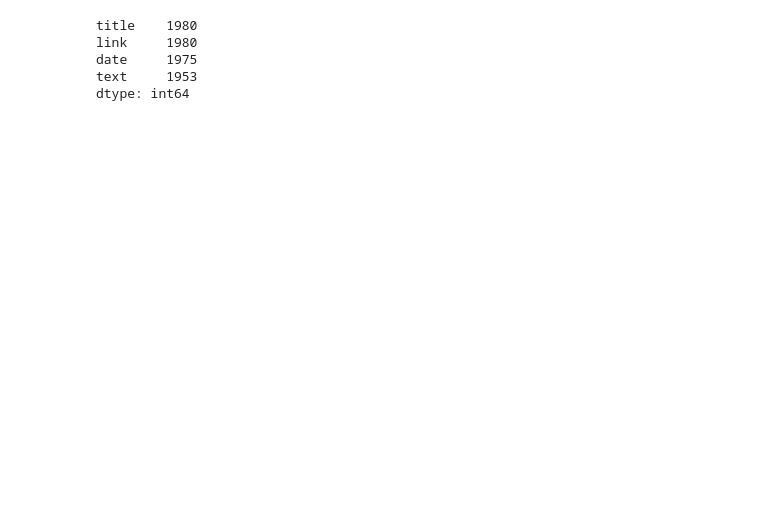
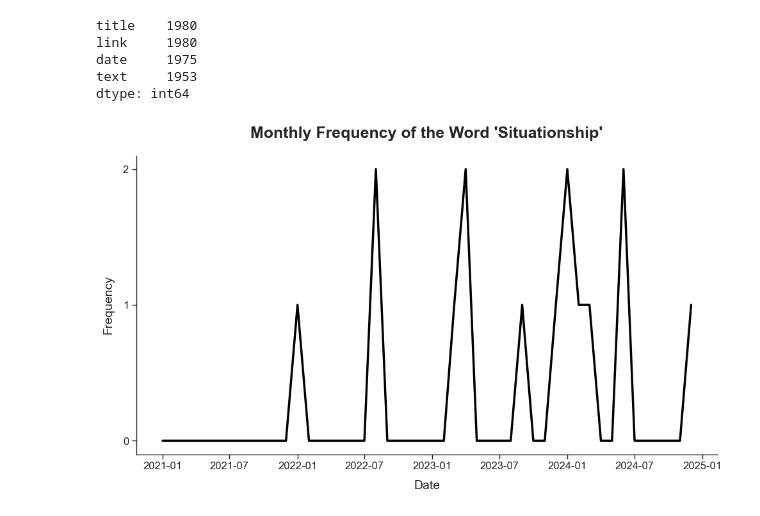
Before and after one commit to sunny-roshan/relationships-nlp-analysis, a Jupyter notebook: code/analyse words.ipynb, the cells around one changed output. Drawn from its saved outputs; the diff is of its cells as text; code cells hidden in the pictures; blank space fills up the shorter version.

```diff
--- a/code/analyse words.ipynb
+++ b/code/analyse words.ipynb
@@ -72,6 +73,32 @@ guardian_relationships["word_count"] = guardian_relationships["processed_text"].
 # Step 3: Group by a broader time unit (e.g., monthly)
 word_frequency = guardian_relationships.groupby(guardian_relationships["date"].dt.to_period("M"))["word_count"].sum().reset_index()
 word_frequency["date"] = word_frequency["date"].dt.to_timestamp()
+# %%
+# Set Seaborn theme for a clean, professional look
+sns.set_theme(style="ticks", context="paper")
+
+# Create the figure and axes
+plt.figure(figsize=(10, 6))
+
+# Plot the time series
+sns.lineplot(data=word_frequency, x="date", y="word_count", marker=None, label="Word Frequency", color="black", linewidth=2.5, legend=False)
+sns.despine()
+
+# Customizations
+plt.title("Monthly Frequency of the Word 'Situationship'", fontsize=18, weight="bold", pad=20)
+plt.xlabel("Date", fontsize=14, labelpad=10)
+plt.ylabel("Frequency", fontsize=14, labelpad=10)
+plt.xticks(rotation=0, fontsize=12)
+plt.yticks(ticks=[0,1,2], fontsize=12)
+plt.tight_layout()
+
+# Save the plot as a high-quality image (optional)
+plt.savefig(output_dir/"word_frequency_situationships.png", dpi=300, bbox_inches="tight")
+
+# Show the plot
+plt.show()
+# %% [output]
+[figure, added]
 # %%
 # Step 5: Plot the time series
 plt.figure(figsize=(12, 6))
```
Also changed, not shown: parts of 3 cells of this notebook.
